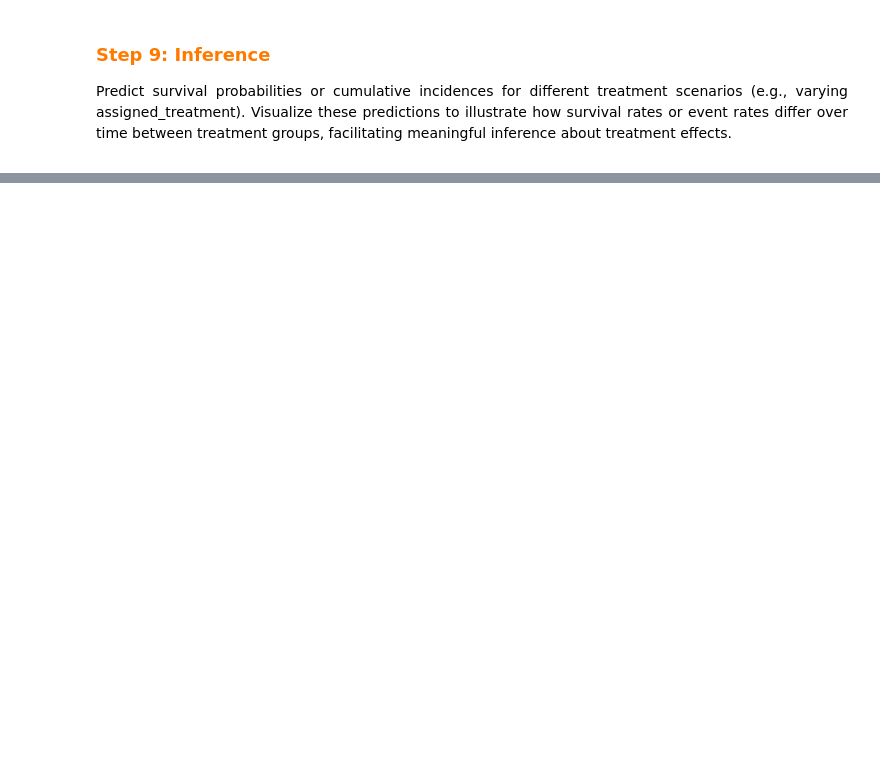
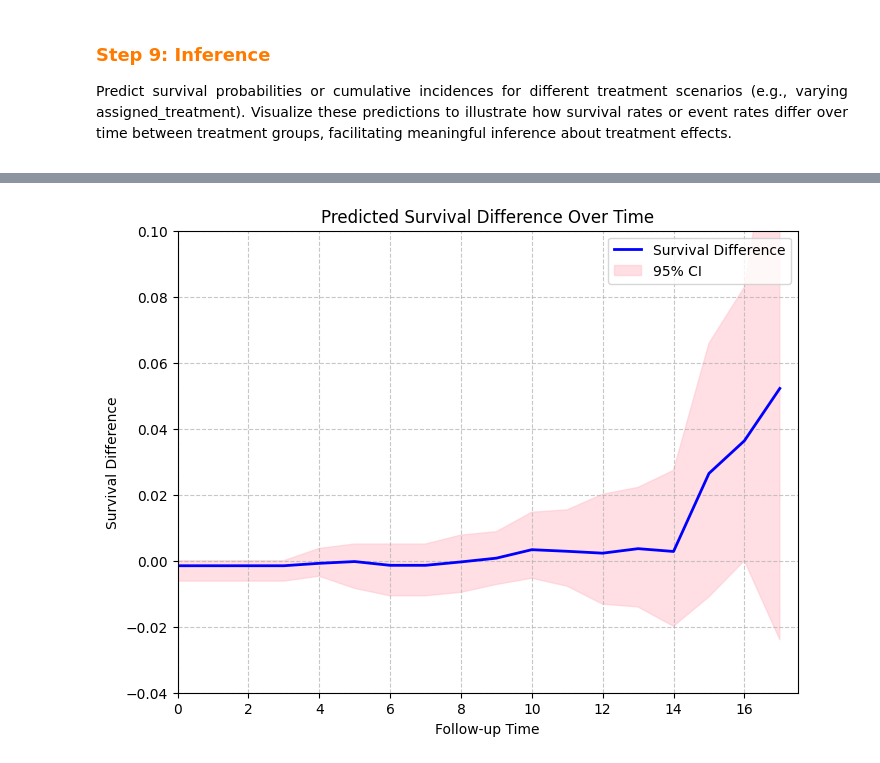
Before and after one commit to Bobberns/Target_Trial_Emulation, a Jupyter notebook: Python Codes/TTE-v1.ipynb, the cells around one changed output, grey strips where cells are left out. Cells and saved outputs as stored; diff of their text form; code cells hidden in the pictures; blank space fills up the shorter version.

Commit message:
add: finished and cleaned up for TTE-v1 python notebook by revisiting step 8 and step 9

```diff
--- a/Python Codes/TTE-v1.ipynb
+++ b/Python Codes/TTE-v1.ipynb
@@ -1666,0 +1731,95 @@ plot_survival_difference(predictions)
+# %%
+# Load and prepare data
+dataset_path = "../Datasets/data_censored.csv"
+data_censored = pd.read_csv(dataset_path)
+
+# Configure trial_pp
+trial_pp = {}
+trial_pp = set_data(trial_pp, data=data_censored, id_col="id", period_col="period", treatment_col="treatment", outcome_col="outcome", eligible_col="eligible")
+trial_pp_data = trial_pp['data'].copy()
+trial_pp_data = set_expansion_options(trial_pp_data, censor_at_switch=True)
+trial_pp_data = expand_trials(trial_pp_data)
+
+# Define predict_survival
+def predict_survival(data, treatment_col='treatment', time_col='followup_time'):
+    required_cols = [treatment_col, time_col, 'outcome']
+    missing_cols = [col for col in required_cols if col not in data.columns]
+    if missing_cols:
+        raise ValueError(f"Missing required columns: {missing_cols}")
+
+    data_clean = data[required_cols].dropna().copy()
+    if len(data_clean) < len(data):
+        print(f"Warning: Dropped {len(data) - len(data_clean)} rows due to NaN values in {required_cols}")
+
+    treatments = data_clean[treatment_col].unique()
+    if len(treatments) < 2:
+        raise ValueError(f"Need at least two unique treatments for comparison, found: {treatments}")
+
+    max_time = data_clean[time_col].max()
+    timeline = np.arange(0, max_time + 1, 1)
+
+    predictions = {}
+    kmf = KaplanMeierFitter()
+
+    for treatment in treatments:
+        treatment_data = data_clean[data_clean[treatment_col] == treatment].copy()
+        if len(treatment_data) == 0:
+            raise ValueError(f"No data available for treatment: {treatment}")
+        kmf.fit(durations=treatment_data[time_col], event_observed=treatment_data['outcome'],
+                label=f'Treatment {treatment}')
+        survival_prob = kmf.survival_function_at_times(timeline).values
+        predictions[treatment] = {
+            'Time': timeline,
+            'Survival': survival_prob
+        }
+
+    return predictions
+
+# Define plot_survival_difference
+def plot_survival_difference(predictions, data, n_bootstraps=500):
+    treatments = list(predictions.keys())
+    if len(treatments) < 2:
+        raise ValueError(f"Need at least two treatments for comparison, found: {treatments}")
+
+    if len(data) < 100:
+        print(f"Warning: Dataset size ({len(data)}) is small, confidence intervals may be unstable.")
+
+    treatment_1, treatment_0 = treatments[0], treatments[1]
+
+    time = predictions[treatment_1]['Time']
+    survival_1 = predictions[treatment_1]['Survival']
+    survival_0 = predictions[treatment_0]['Survival']
+
+    survival_diff = survival_1 - survival_0
+
+    ci_lower = np.zeros(len(time))
+    ci_upper = np.zeros(len(time))
+
+    for _ in range(n_bootstraps):
+        boot_data = resample(data, replace=True, n_samples=len(data))
+        try:
+            boot_preds = predict_survival(boot_data)
+            diff = boot_preds[treatment_1]['Survival'] - boot_preds[treatment_0]['Survival']
+            ci_lower = np.minimum(ci_lower, diff)
+            ci_upper = np.maximum(ci_upper, diff)
+        except Exception as e:
+            print(f"Bootstrap iteration failed: {e}")
+            continue
+
+    plt.figure(figsize=(8, 6))
+    plt.plot(time, survival_diff, color='blue', linestyle='-', linewidth=2, label='Survival Difference')  # Blue line
+    plt.fill_between(time, ci_lower, ci_upper, color='pink', alpha=0.5, label='95% CI')  # Pink shaded CI
+
+    plt.xlabel('Follow-up Time')  # Updated x-axis label
+    plt.ylabel('Survival Difference')
+    plt.title('Predicted Survival Difference Over Time')  # Added title
+    plt.grid(True, linestyle='--', alpha=0.7)  # Add grids with dashed lines and some transparency
+    plt.ylim(-0.04, 0.1)  # Match y-axis range from example
+    plt.xlim(0, 17.5)  # Match x-axis range from example
+    plt.legend(loc='upper right')  # Added legend
+    plt.show()
+
+predictions = predict_survival(trial_pp_data)
+plot_survival_difference(predictions, trial_pp_data)
+# %% [output]
+[figure, added]
```
Also changed, not shown: parts of 9 cells of this notebook, 1 other file.
